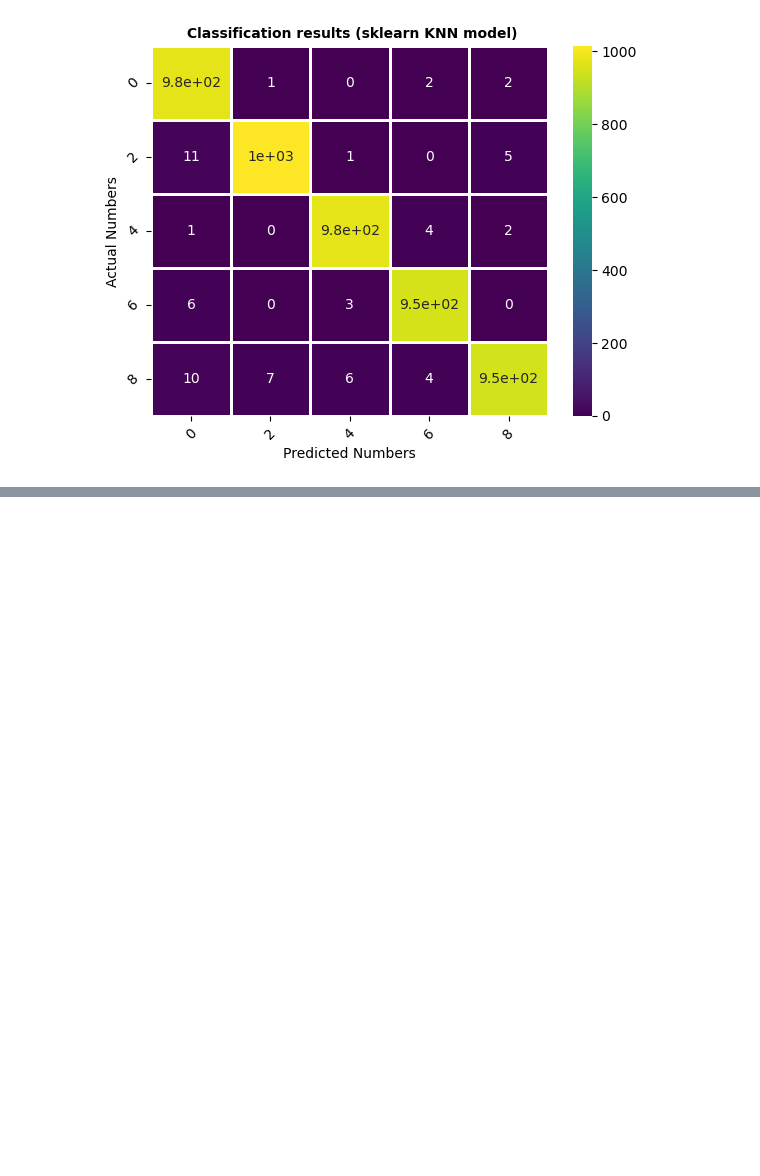
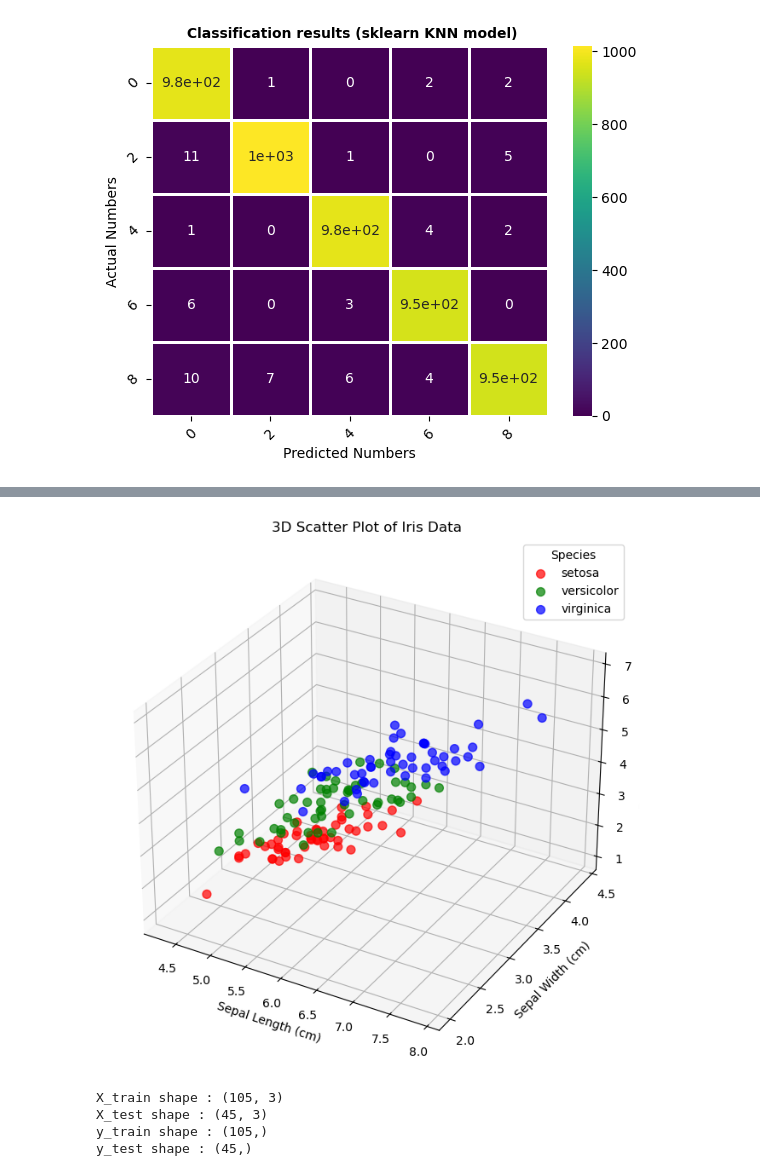
Before and after one commit to morrea1/MANE-4962, a Jupyter notebook: Homework2.ipynb, the cells around one changed output, grey strips where cells are left out. Cells and saved outputs as stored; diff of their text form; code cells hidden in the pictures; blank space fills up the shorter version.

```diff
--- a/Homework2.ipynb
+++ b/Homework2.ipynb
@@ -215,0 +262,59 @@ weighted avg       0.99      0.99      0.99      4926
+# %%
+from mpl_toolkits.mplot3d import Axes3D
+# Load the Iris dataset
+data = load_iris()
+df = pd.DataFrame(data['data'], columns=data['feature_names'])
+df['species_name'] = [data['target_names'][i] for i in data['target']]
+
+# Create a 3D scatter plot
+fig = plt.figure(figsize=(10, 8))
+ax = fig.add_subplot(111, projection='3d')
+
+# Map species to colors
+species_colors = {'setosa': 'r', 'versicolor': 'g', 'virginica': 'b'}
+
+# Plot each species
+for species, color in species_colors.items():
+    species_data = df[df['species_name'] == species]
+    ax.scatter(
+        species_data['sepal length (cm)'],
+        species_data['sepal width (cm)'],
+        species_data['petal length (cm)'],
+        label=species,
+        color=color,
+        s=50,
+        alpha=0.7
+    )
+
+# Add labels and legend
+ax.set_xlabel('Sepal Length (cm)')
+ax.set_ylabel('Sepal Width (cm)')
+ax.set_zlabel('Petal Length (cm)')
+ax.legend(title="Species")
+plt.title("3D Scatter Plot of Iris Data")
+plt.show()
+# %% [output]
+[figure, added]
+# %%
+#getting data split
+
+from sklearn.model_selection import train_test_split
+
+
+y = df['target'].to_numpy()
+X_train, X_test, y_train, y_test, idx_train, idx_test=train_test_split(
+    X,y, range(X.shape[0]),
+    test_size=0.30,
+    train_size=0.70,
+    random_state=123,
+    shuffle=True,
+    stratify=y)
+print('X_train shape :', X_train.shape)
+print('X_test shape :', X_test.shape)
+print('y_train shape :', y_train.shape)
+print('y_test shape :', y_test.shape)
+# %% [output]
+X_train shape : (105, 3)
+X_test shape : (45, 3)
+y_train shape : (105,)
+y_test shape : (45,)
```
Also changed, not shown: parts of 8 cells of this notebook.
